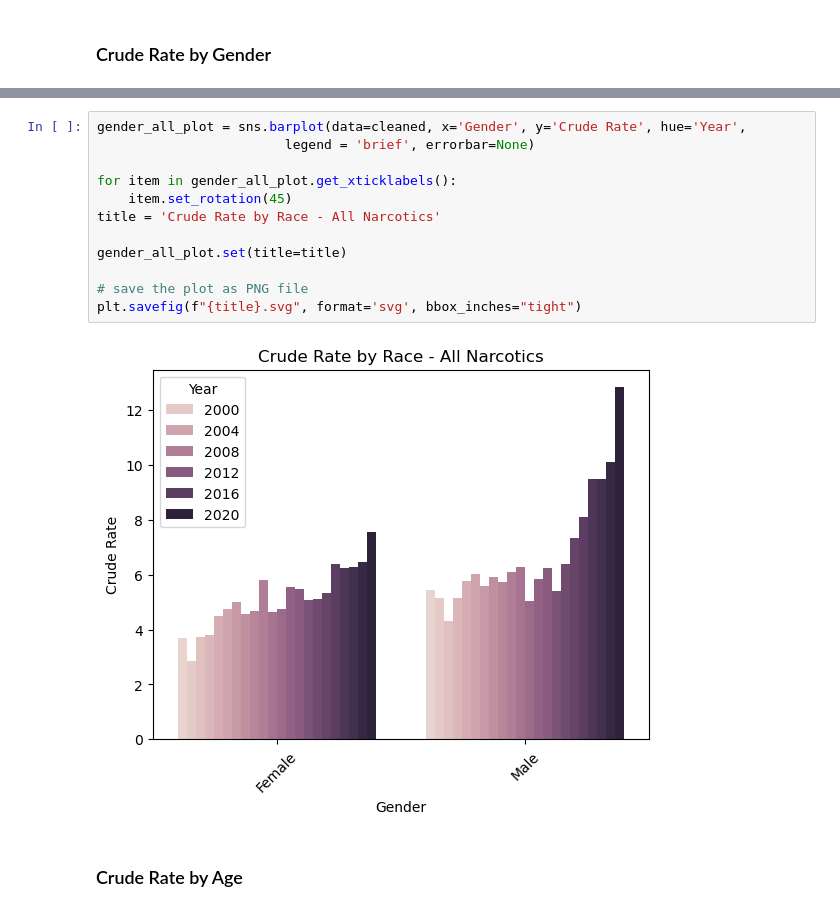
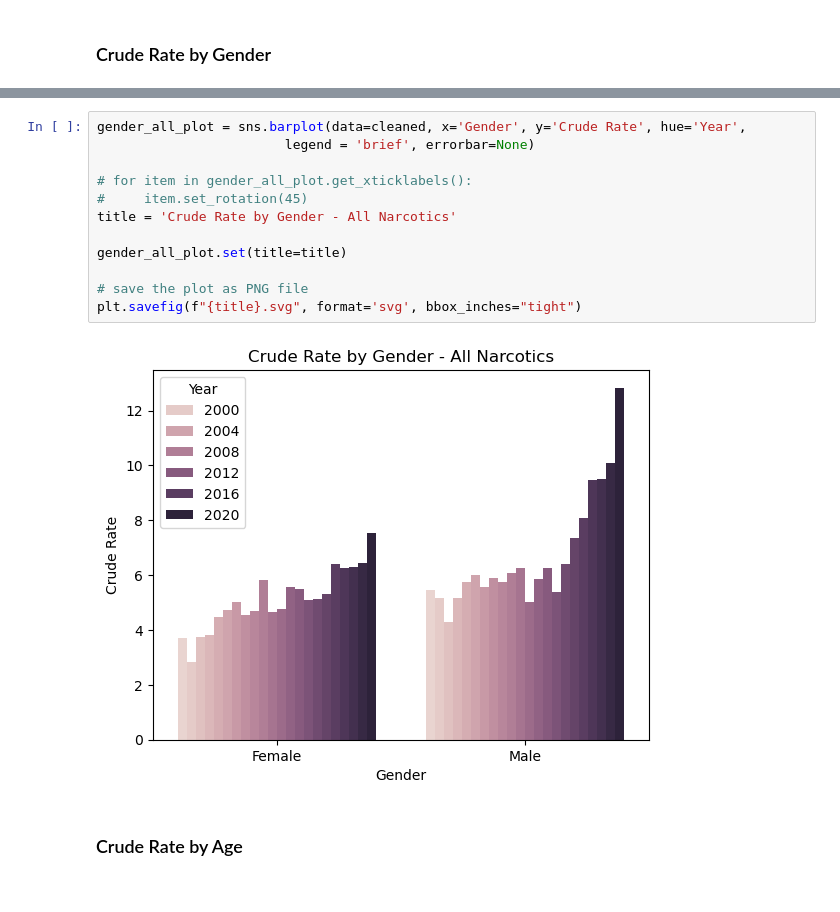
Before and after one commit to jmsarabia/fentanyl_eda, a Jupyter notebook: wonder/Wonder_EDA_Findings_Age_SocioEconomic_Gender.ipynb, the cells around one changed output, grey strips where cells are left out. Cells and saved outputs as stored; diff of their text form.

```diff
--- a/wonder/Wonder_EDA_Findings_Age_SocioEconomic_Gender.ipynb
+++ b/wonder/Wonder_EDA_Findings_Age_SocioEconomic_Gender.ipynb
@@ -233,17 +233,17 @@ plt.savefig(f"{title}.svg", format='svg', bbox_inches="tight")
 # %%
 gender_all_plot = sns.barplot(data=cleaned, x='Gender', y='Crude Rate', hue='Year',
                         legend = 'brief', errorbar=None)
 
-for item in gender_all_plot.get_xticklabels():
-    item.set_rotation(45)
-title = 'Crude Rate by Race - All Narcotics'
+# for item in gender_all_plot.get_xticklabels():
+#     item.set_rotation(45)
+title = 'Crude Rate by Gender - All Narcotics'
 
 gender_all_plot.set(title=title)
 
 # save the plot as PNG file
 plt.savefig(f"{title}.svg", format='svg', bbox_inches="tight")
 # %% [output]
-[figure, old version]
+[figure, new version]
 # %% [markdown]
 ### Crude Rate by Age
 # %%
```
Also changed, not shown: parts of 19 cells of this notebook.
